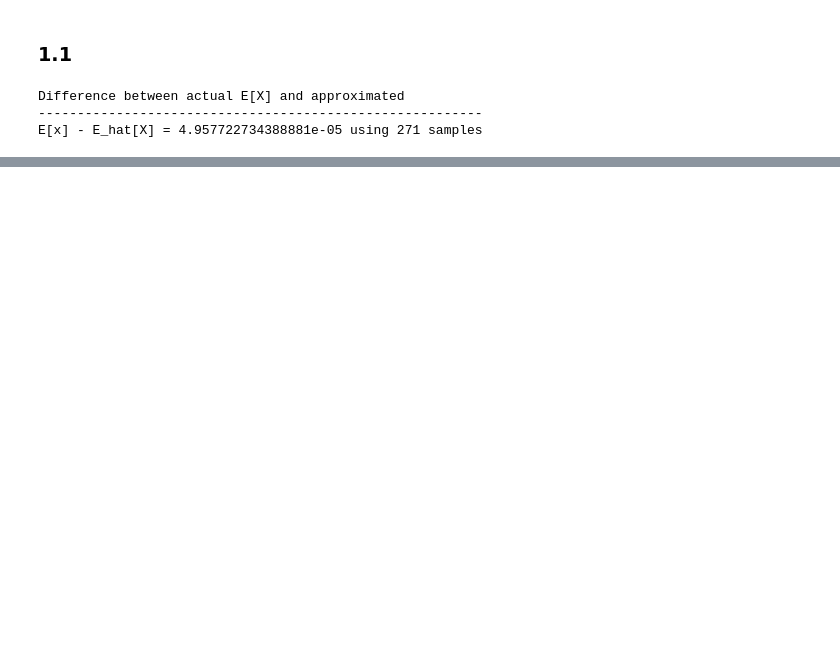
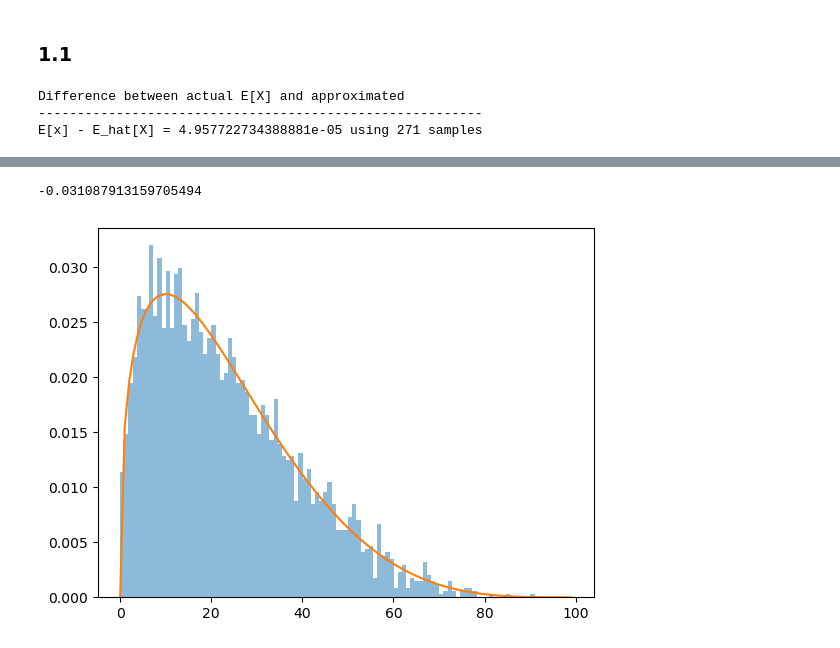
Before and after one commit to markoMedved/Mathematics2-HW, a Jupyter notebook: MCMC/solution.ipynb, the cells around one changed output, grey strips where cells are left out. Drawn from its saved outputs; the diff is of its cells as text; code cells hidden in the pictures; blank space fills up the shorter version.

```diff
--- a/MCMC/solution.ipynb
+++ b/MCMC/solution.ipynb
@@ -72,0 +114,22 @@ E[x] - E_hat[X] = 4.957722734388881e-05 using 271 samples
+# %%
+np.random.seed(42)
+# Rejection sampling
+M = 3
+n = 11317
+
+x = np.random.uniform(a,c, size=n)
+
+u = np.random.uniform(0, M * 1 / (c -a), size=n)
+
+# Accept
+accepted = u < p(x)
+samples = x[accepted]
+
+print(np.mean(samples) - E)
+
+plt.hist(samples, bins=100, alpha=0.5, label='u samples', density=True)
+plt.plot(x_vec, vals)
+plt.show()
+# %% [output]
+-0.031087913159705494
+[figure, added]
```
Also changed, not shown: parts of 15 cells of this notebook.
